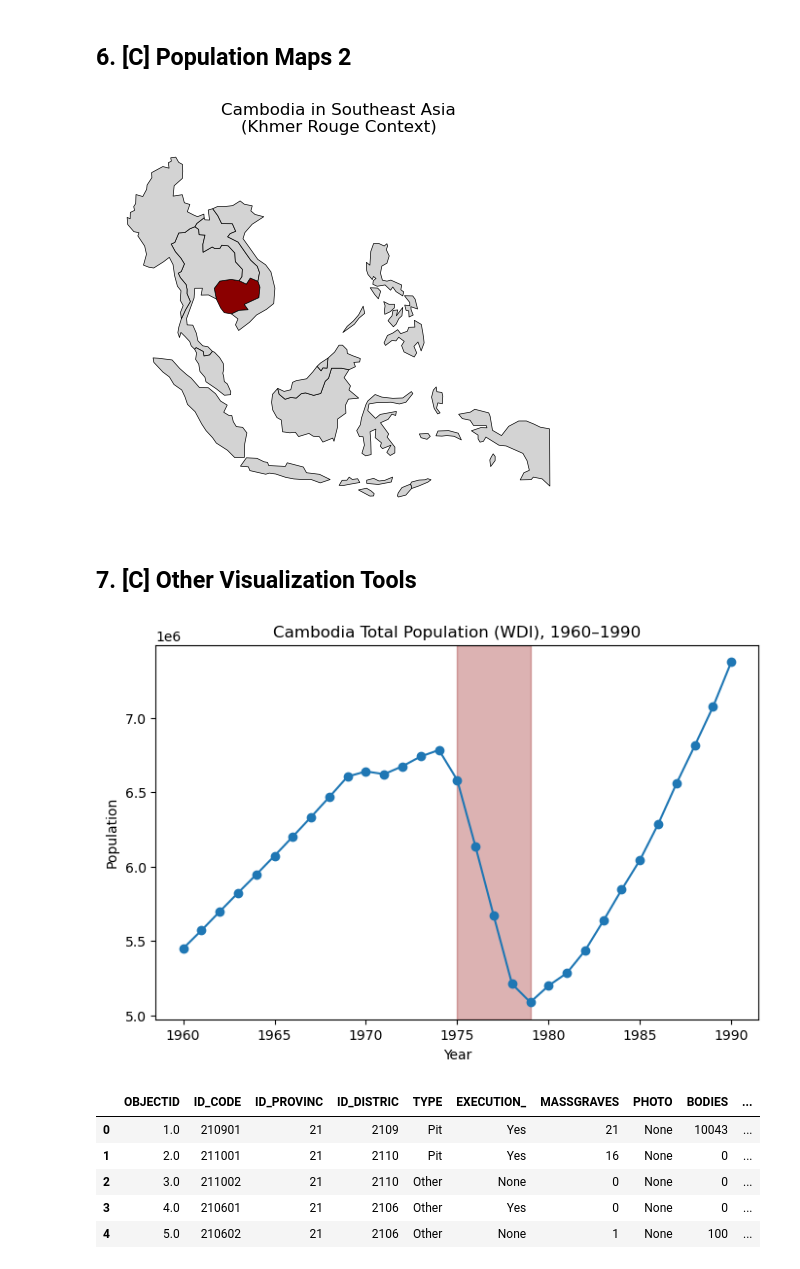
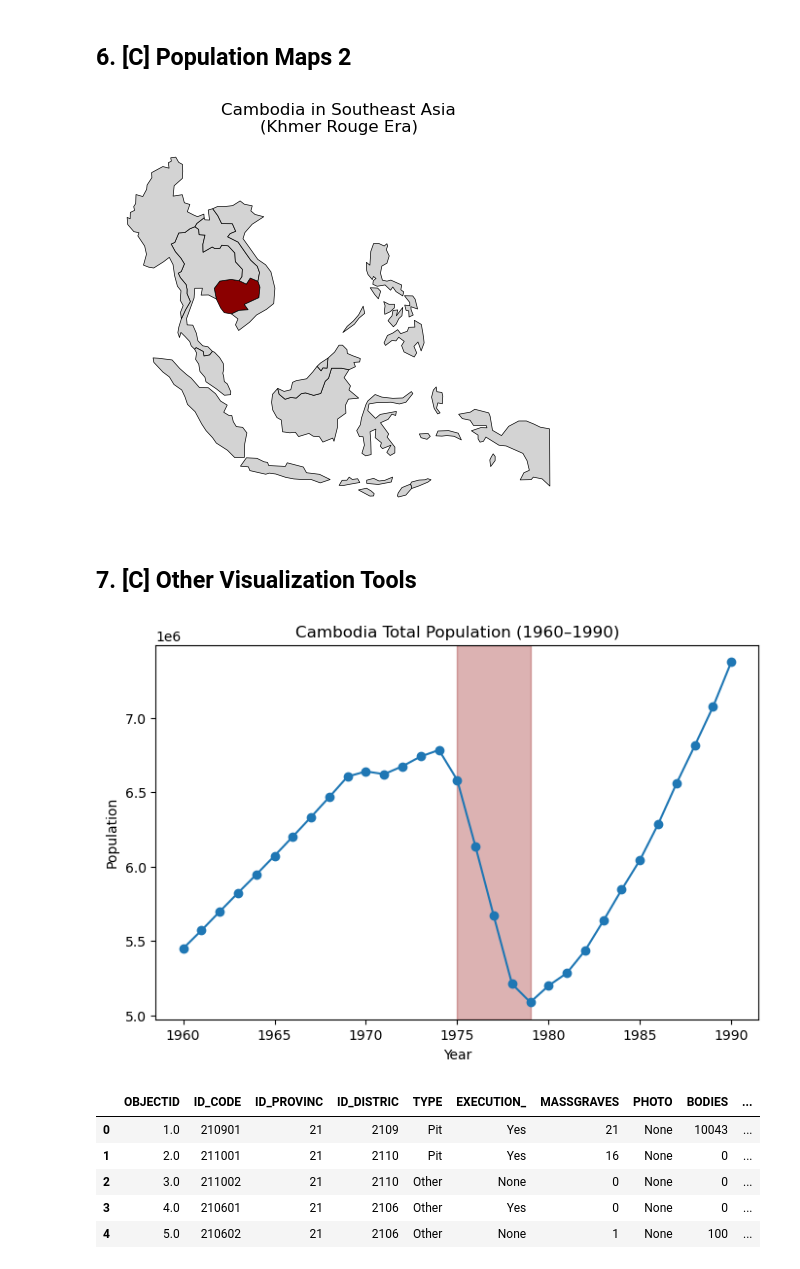
Before and after one commit to danieldo-tech/EEP153.jb.Project1, a Jupyter notebook: project1.ipynb, the cells around one changed output. Drawn from its saved outputs; the diff is of its cells as text; code cells hidden in the pictures.

```diff
--- a/project1.ipynb
+++ b/project1.ipynb
@@ -253,23 +333,23 @@ plt.show()
 # %%
 # Southeast Asia ISO abbreviations
 sea_iso = ["KHM", "THA", "VNM", "LAO", "MMR","MYS", "SGP", "IDN", "PHL", "BRN", "TLS"]
 
 sea = world[world["ISO_A3"].isin(sea_iso)].copy()
 
 # Cambodias indicator
 sea["is_cambodia"] = sea["ISO_A3"] == "KHM"
 
 fig, ax = plt.subplots(figsize=(6, 6))
 sea.plot(ax=ax,
         color=sea["is_cambodia"].map({True: "darkred", False: "lightgray"}),
         edgecolor="black",
         linewidth=0.5)
 
-ax.set_title("Cambodia in Southeast Asia\n(Khmer Rouge Context)")
+ax.set_title("Cambodia in Southeast Asia\n(Khmer Rouge Era)")
 ax.axis("off")
 plt.show()
 # %% [output]
-[figure, old version]
+[figure, new version]
 # %% [markdown]
 ## 7. [C] Other Visualization Tools
 # %%
@@ -285,12 +365,12 @@ plt.figure(figsize=(8,5))
 plt.plot(years, vals, marker= "o")
 plt.axvspan(1975, 1979, color= "darkred", alpha=0.3, label="Khmer Rouge period")
 
-plt.title("Cambodia Total Population (WDI), 1960–1990")
+plt.title("Cambodia Total Population (1960–1990)")
 plt.xlabel("Year")
 plt.ylabel("Population")
 plt.show()
 # %% [output]
-[figure, old version]
+[figure, new version]
 # %%
 # importing more data json files
 burials = gpd.read_file("Burials.geojson")
```
Also changed, not shown: parts of 6 cells of this notebook.
